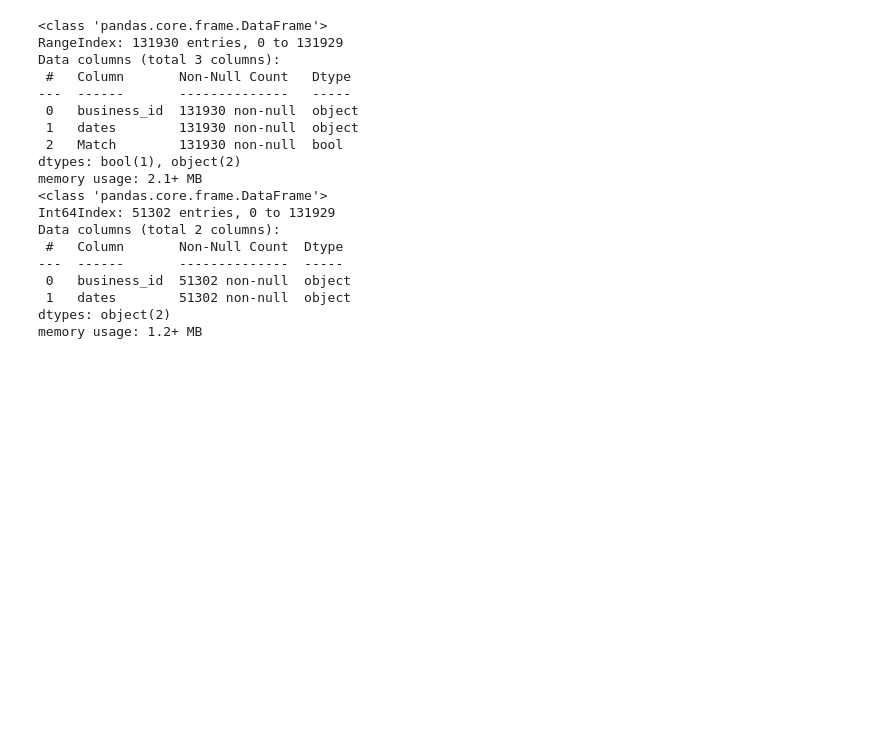
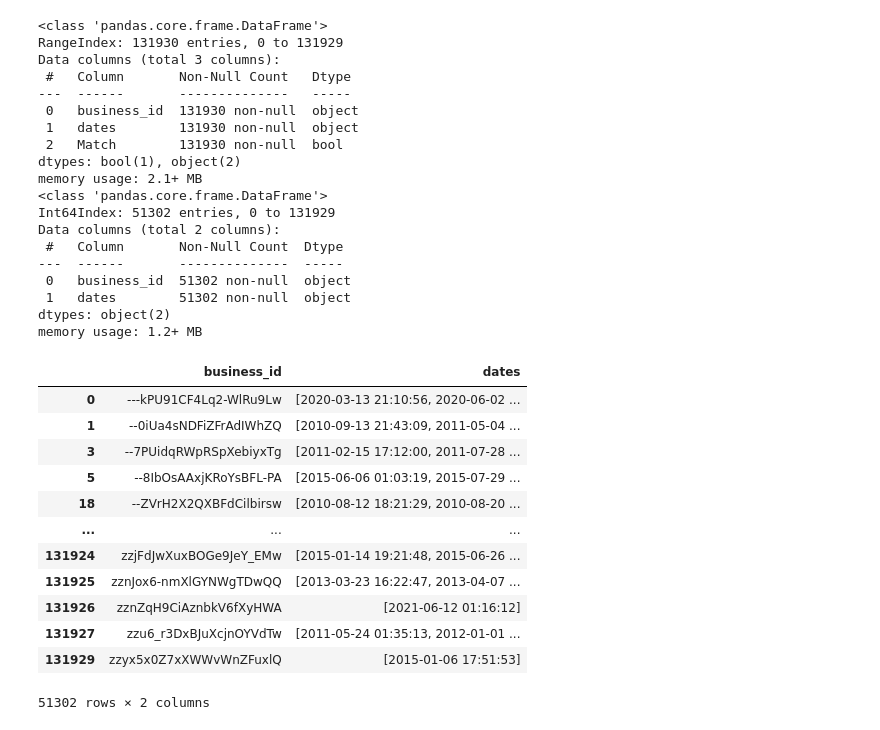
Before and after one commit to garrettpinkston2015/TIM147, a Jupyter notebook: FormatData.ipynb, the cells around one changed output. Drawn from its saved outputs; the diff is of its cells as text; code cells hidden in the pictures; blank space fills up the shorter version.

```diff
--- a/FormatData.ipynb
+++ b/FormatData.ipynb
@@ -302,2 +304,18 @@ memory usage: 1.2+ MB
 # %%
 rdf.to_csv('/Users/garrettpinkston/TIM147/Project/data/ReviewTimestamp.csv')
+# %%
+rdf
+# %% [output]
+|  | business_id | dates |
+| 0 | ---kPU91CF4Lq2-WlRu9Lw | [2020-03-13 21:10:56, 2020-06-02 ... |
+| 1 | --0iUa4sNDFiZFrAdIWhZQ | [2010-09-13 21:43:09, 2011-05-04 ... |
+| 3 | --7PUidqRWpRSpXebiyxTg | [2011-02-15 17:12:00, 2011-07-28 ... |
+| 5 | --8IbOsAAxjKRoYsBFL-PA | [2015-06-06 01:03:19, 2015-07-29 ... |
+| 18 | --ZVrH2X2QXBFdCilbirsw | [2010-08-12 18:21:29, 2010-08-20 ... |
+| ... | ... | ... |
+| 131924 | zzjFdJwXuxBOGe9JeY_EMw | [2015-01-14 19:21:48, 2015-06-26 ... |
+| 131925 | zznJox6-nmXlGYNWgTDwQQ | [2013-03-23 16:22:47, 2013-04-07 ... |
+| 131926 | zznZqH9CiAznbkV6fXyHWA | [2021-06-12 01:16:12] |
+| 131927 | zzu6_r3DxBJuXcjnOYVdTw | [2011-05-24 01:35:13, 2012-01-01 ... |
+| 131929 | zzyx5x0Z7xXWWvWnZFuxlQ | [2015-01-06 17:51:53] |
+51302 rows × 2 columns
```
Also changed, not shown: parts of 7 cells of this notebook.
